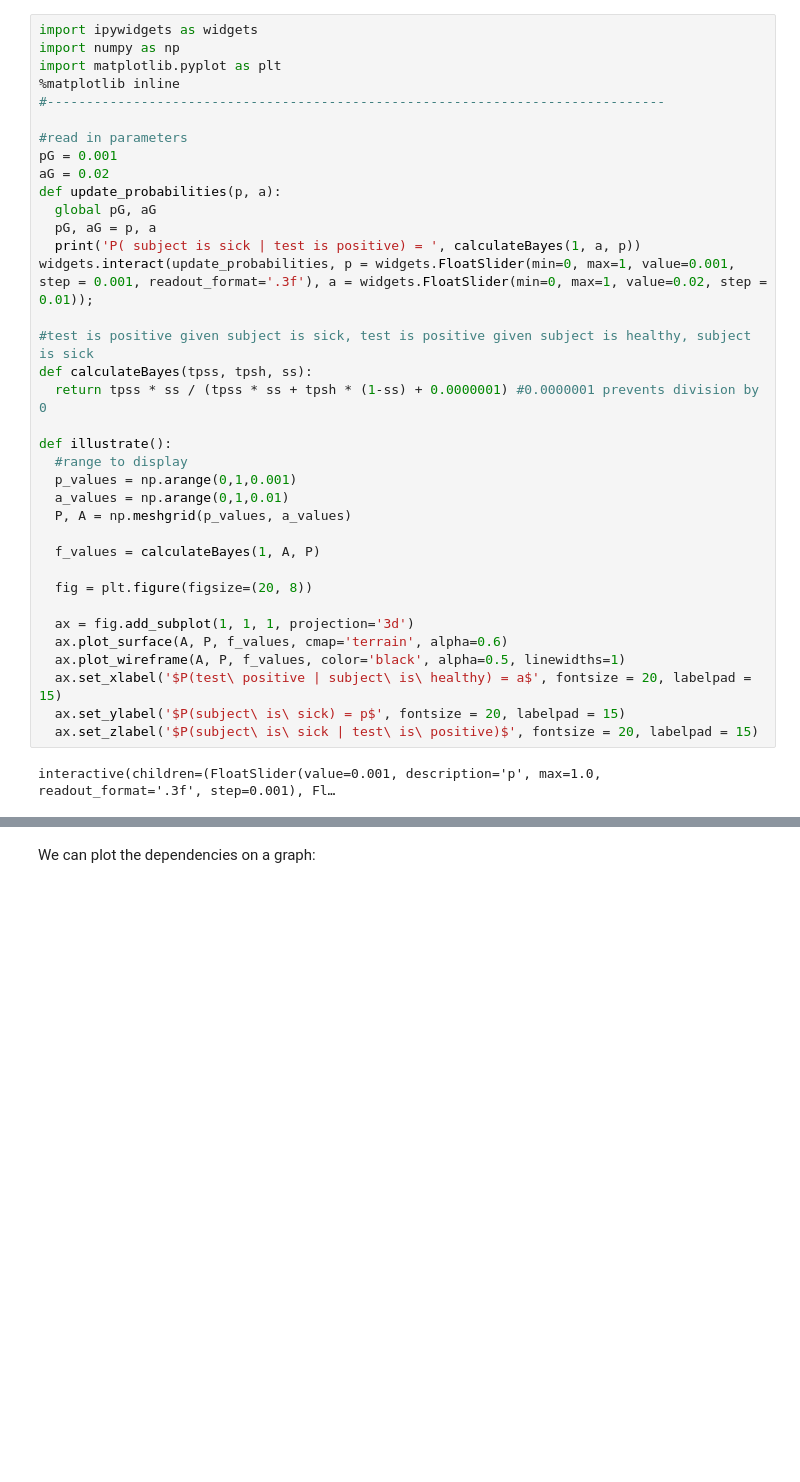
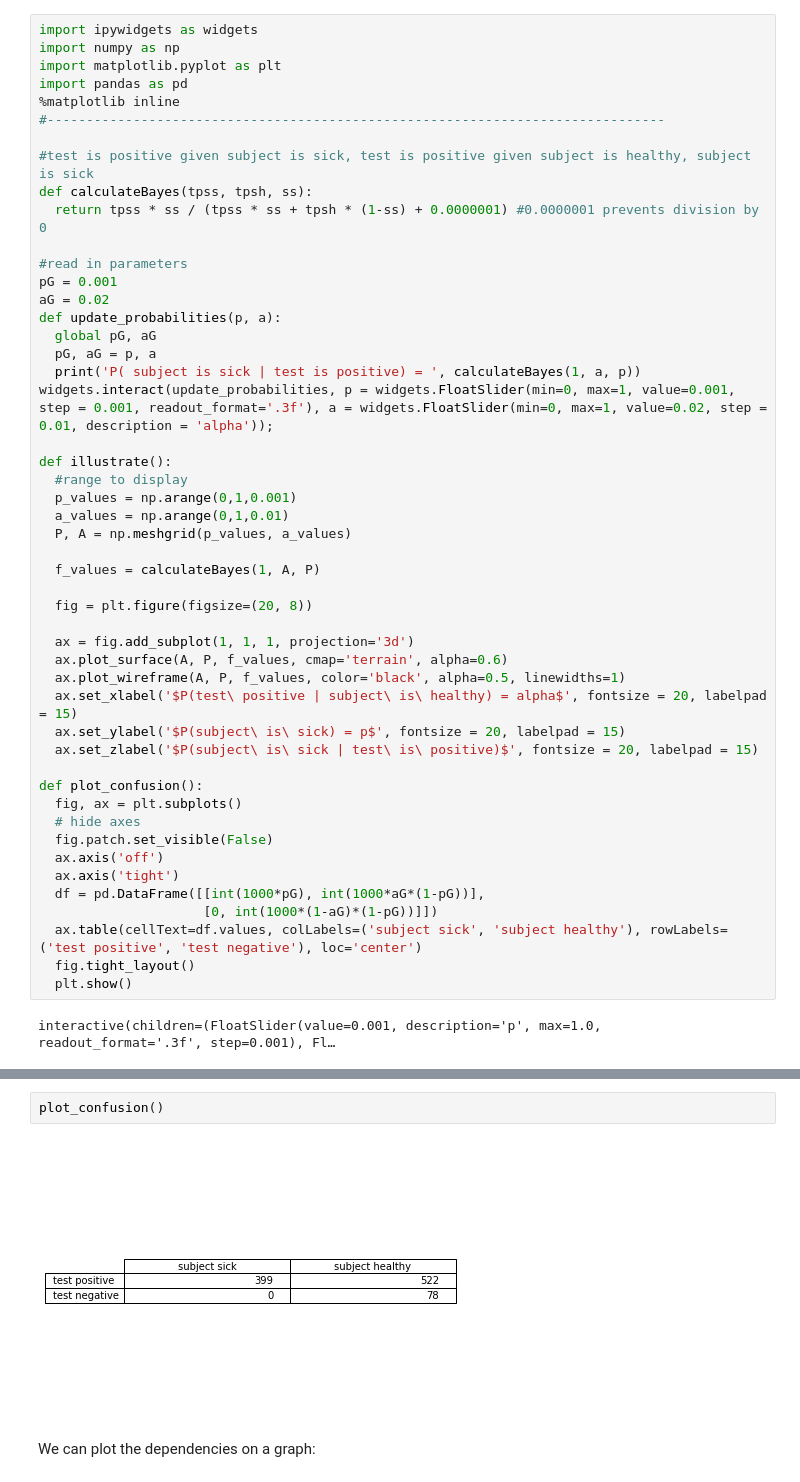
Before and after one commit to huesseol/DSSP-Illustrations, a Jupyter notebook: Probability.ipynb, the cells around one changed output, grey strips where cells are left out. Cells and saved outputs as stored; diff of their text form; blank space fills up the shorter version.

```diff
--- a/Probability.ipynb
+++ b/Probability.ipynb
@@ -61,8 +61,13 @@ $$P("subject\ is\ sick" | "test\ is\ positive") = \frac{P("test\ is\ positive" |
 import ipywidgets as widgets
 import numpy as np
 import matplotlib.pyplot as plt
+import pandas as pd
 %matplotlib inline
 #-------------------------------------------------------------------------------
+
+#test is positive given subject is sick, test is positive given subject is healthy, subject is sick
+def calculateBayes(tpss, tpsh, ss):
+  return tpss * ss / (tpss * ss + tpsh * (1-ss) + 0.0000001) #0.0000001 prevents division by 0
 
 #read in parameters
 pG = 0.001
@@ -71,11 +76,7 @@ def update_probabilities(p, a):
   global pG, aG
   pG, aG = p, a
   print('P( subject is sick | test is positive) = ', calculateBayes(1, a, p))
-widgets.interact(update_probabilities, p = widgets.FloatSlider(min=0, max=1, value=0.001, step = 0.001, readout_format='.3f'), a = widgets.FloatSlider(min=0, max=1, value=0.02, step = 0.01));
-
-#test is positive given subject is sick, test is positive given subject is healthy, subject is sick
-def calculateBayes(tpss, tpsh, ss):
-  return tpss * ss / (tpss * ss + tpsh * (1-ss) + 0.0000001) #0.0000001 prevents division by 0
+widgets.interact(update_probabilities, p = widgets.FloatSlider(min=0, max=1, value=0.001, step = 0.001, readout_format='.3f'), a = widgets.FloatSlider(min=0, max=1, value=0.02, step = 0.01, description = 'alpha'));
 
 def illustrate():
   #range to display
@@ -90,8 +91,20 @@ def illustrate():
   ax = fig.add_subplot(1, 1, 1, projection='3d')
   ax.plot_surface(A, P, f_values, cmap='terrain', alpha=0.6)
   ax.plot_wireframe(A, P, f_values, color='black', alpha=0.5, linewidths=1)
-  ax.set_xlabel('$P(test\ positive | subject\ is\ healthy) = a$', fontsize = 20, labelpad = 15)
+  ax.set_xlabel('$P(test\ positive | subject\ is\ healthy) = alpha$', fontsize = 20, labelpad = 15)
   ax.set_ylabel('$P(subject\ is\ sick) = p$', fontsize = 20, labelpad = 15)
   ax.set_zlabel('$P(subject\ is\ sick | test\ is\ positive)$', fontsize = 20, labelpad = 15)
+
+def plot_confusion():
+  fig, ax = plt.subplots()
+  # hide axes
+  fig.patch.set_visible(False)
+  ax.axis('off')
+  ax.axis('tight')
+  df = pd.DataFrame([[int(1000*pG), int(1000*aG*(1-pG))],
+                     [0, int(1000*(1-aG)*(1-pG))]])
+  ax.table(cellText=df.values, colLabels=('subject sick', 'subject healthy'), rowLabels=('test positive', 'test negative'), loc='center')
+  fig.tight_layout()
+  plt.show()
 # %% [output]
 interactive(children=(FloatSlider(value=0.001, description='p', max=1.0, readout_format='.3f', step=0.001), Fl…
@@ -98,3 +113,7 @@ interactive(children=(FloatSlider(value=0.001, description='p', max=1.0, readout
+# %%
+plot_confusion()
+# %% [output]
+[figure, added]
 # %% [markdown]
 We can plot the dependencies on a graph:
 # %%
```
Also changed, not shown: parts of 4 cells of this notebook.
